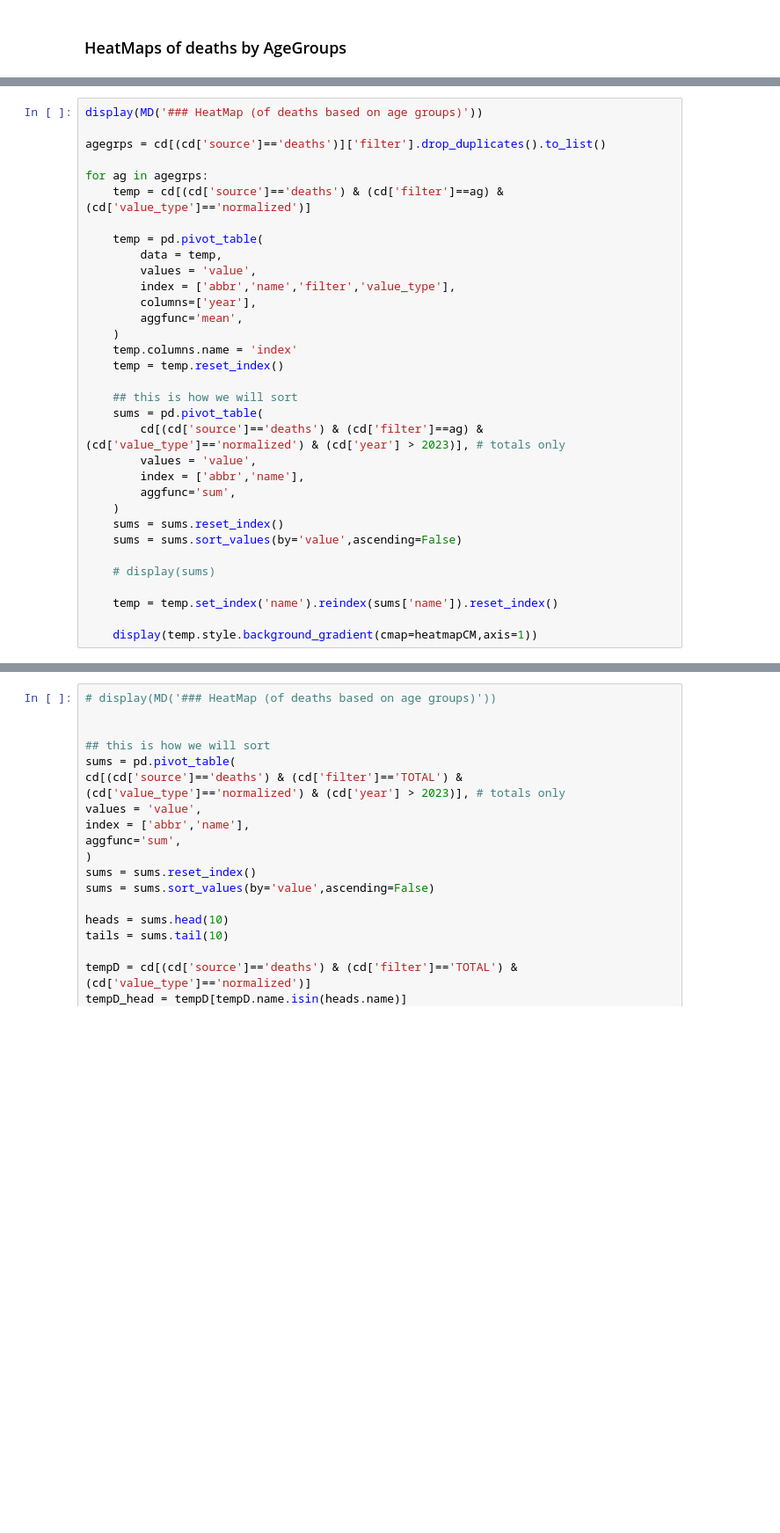
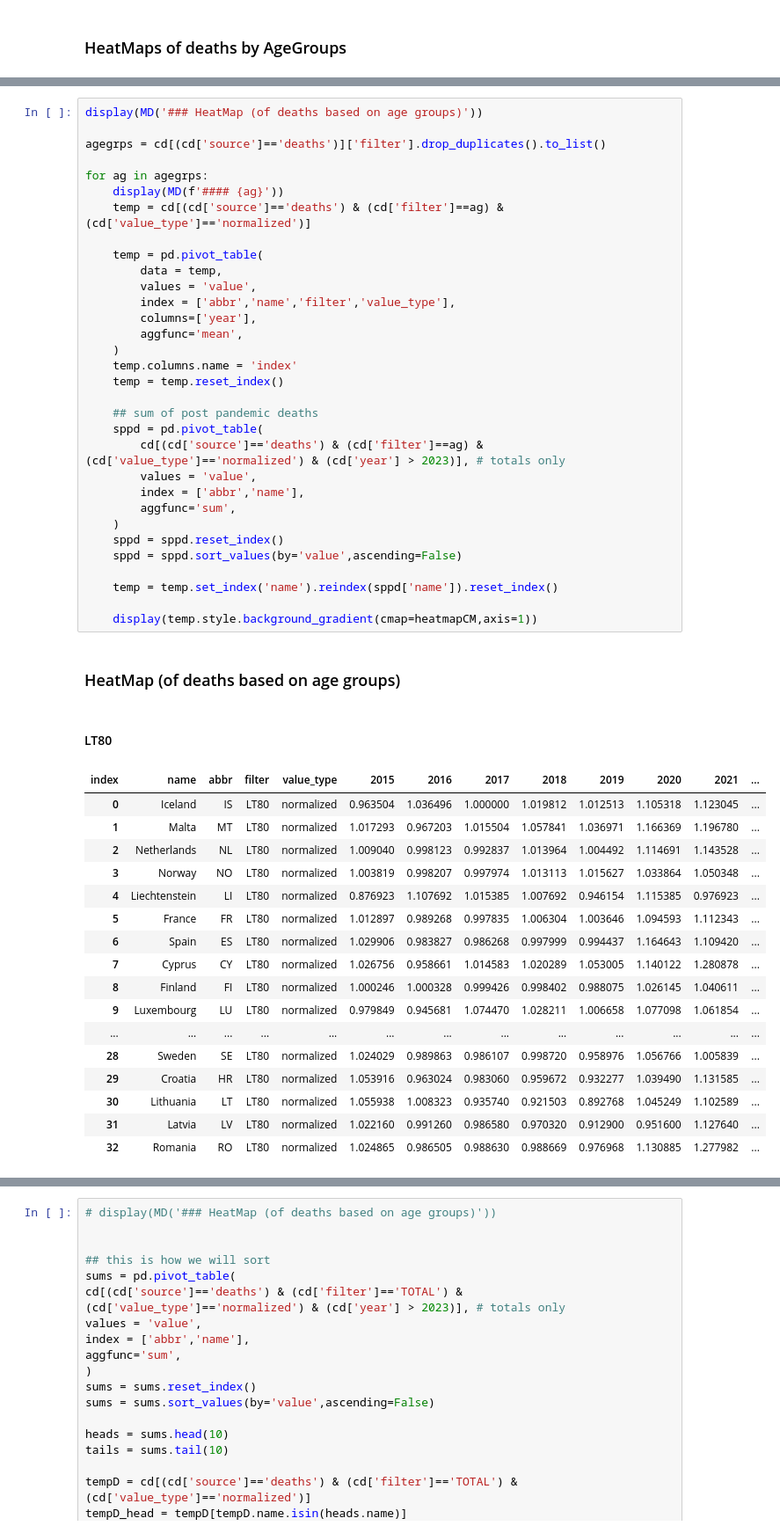
Before and after one commit to jgarza9788/Excess_Mortality_And_Vaccines_In_Europe, a Jupyter notebook: main.ipynb, the cells around one changed output, grey strips where cells are left out. Shown at 88% size. Cells and saved outputs as stored; diff of their text form; blank space fills up the shorter version.

```diff
--- a/main.ipynb
+++ b/main.ipynb
@@ -1094,34 +1104,52 @@ These recommendations and findings reflect a concerted effort across European he
 # %%
 display(MD('### HeatMap (of deaths based on age groups)'))
 
 agegrps = cd[(cd['source']=='deaths')]['filter'].drop_duplicates().to_list()
 
 for ag in agegrps:
+    display(MD(f'#### {ag}'))
     temp = cd[(cd['source']=='deaths') & (cd['filter']==ag) & (cd['value_type']=='normalized')]
 
     temp = pd.pivot_table(
         data = temp,
         values = 'value',
         index = ['abbr','name','filter','value_type'],
         columns=['year'],
         aggfunc='mean',
     )
     temp.columns.name = 'index'
     temp = temp.reset_index()
 
-    ## this is how we will sort
-    sums = pd.pivot_table(
+    ## sum of post pandemic deaths
+    sppd = pd.pivot_table(
         cd[(cd['source']=='deaths') & (cd['filter']==ag) & (cd['value_type']=='normalized') & (cd['year'] > 2023)], # totals only
         values = 'value',
         index = ['abbr','name'],
         aggfunc='sum',
     )
-    sums = sums.reset_index()
-    sums = sums.sort_values(by='value',ascending=False)
+    sppd = sppd.reset_index()
+    sppd = sppd.sort_values(by='value',ascending=False)
 
-    # display(sums)
-
-    temp = temp.set_index('name').reindex(sums['name']).reset_index()
+    temp = temp.set_index('name').reindex(sppd['name']).reset_index()
 
     display(temp.style.background_gradient(cmap=heatmapCM,axis=1))
 # %% [output]
+### HeatMap (of deaths based on age groups)
+#### LT80
+| index | name | abbr | filter | value_type | 2015 | 2016 | 2017 | 2018 | 2019 | 2020 | 2021 | ... |
+| 0 | Iceland | IS | LT80 | normalized | 0.963504 | 1.036496 | 1.000000 | 1.019812 | 1.012513 | 1.105318 | 1.123045 | ... |
+| 1 | Malta | MT | LT80 | normalized | 1.017293 | 0.967203 | 1.015504 | 1.057841 | 1.036971 | 1.166369 | 1.196780 | ... |
+| 2 | Netherlands | NL | LT80 | normalized | 1.009040 | 0.998123 | 0.992837 | 1.013964 | 1.004492 | 1.114691 | 1.143528 | ... |
+| 3 | Norway | NO | LT80 | normalized | 1.003819 | 0.998207 | 0.997974 | 1.013113 | 1.015627 | 1.033864 | 1.050348 | ... |
+| 4 | Liechtenstein | LI | LT80 | normalized | 0.876923 | 1.107692 | 1.015385 | 1.007692 | 0.946154 | 1.115385 | 0.976923 | ... |
+| 5 | France | FR | LT80 | normalized | 1.012897 | 0.989268 | 0.997835 | 1.006304 | 1.003646 | 1.094593 | 1.112343 | ... |
+| 6 | Spain | ES | LT80 | normalized | 1.029906 | 0.983827 | 0.986268 | 0.997999 | 0.994437 | 1.164643 | 1.109420 | ... |
+| 7 | Cyprus | CY | LT80 | normalized | 1.026756 | 0.958661 | 1.014583 | 1.020289 | 1.053005 | 1.140122 | 1.280878 | ... |
+| 8 | Finland | FI | LT80 | normalized | 1.000246 | 1.000328 | 0.999426 | 0.998402 | 0.988075 | 1.026145 | 1.040611 | ... |
+| 9 | Luxembourg | LU | LT80 | normalized | 0.979849 | 0.945681 | 1.074470 | 1.028211 | 1.006658 | 1.077098 | 1.061854 | ... |
+| ... | ... | ... | ... | ... | ... | ... | ... | ... | ... | ... | ... | ... |
+| 28 | Sweden | SE | LT80 | normalized | 1.024029 | 0.989863 | 0.986107 | 0.998720 | 0.958976 | 1.056766 | 1.005839 | ... |
+| 29 | Croatia | HR | LT80 | normalized | 1.053916 | 0.963024 | 0.983060 | 0.959672 | 0.932277 | 1.039490 | 1.131585 | ... |
+| 30 | Lithuania | LT | LT80 | normalized | 1.055938 | 1.008323 | 0.935740 | 0.921503 | 0.892768 | 1.045249 | 1.102589 | ... |
+| 31 | Latvia | LV | LT80 | normalized | 1.022160 | 0.991260 | 0.986580 | 0.970320 | 0.912900 | 0.951600 | 1.127640 | ... |
+| 32 | Romania | RO | LT80 | normalized | 1.024865 | 0.986505 | 0.988630 | 0.988669 | 0.976968 | 1.130885 | 1.277982 | ... |
```
Also changed, not shown: parts of 12 cells of this notebook.
